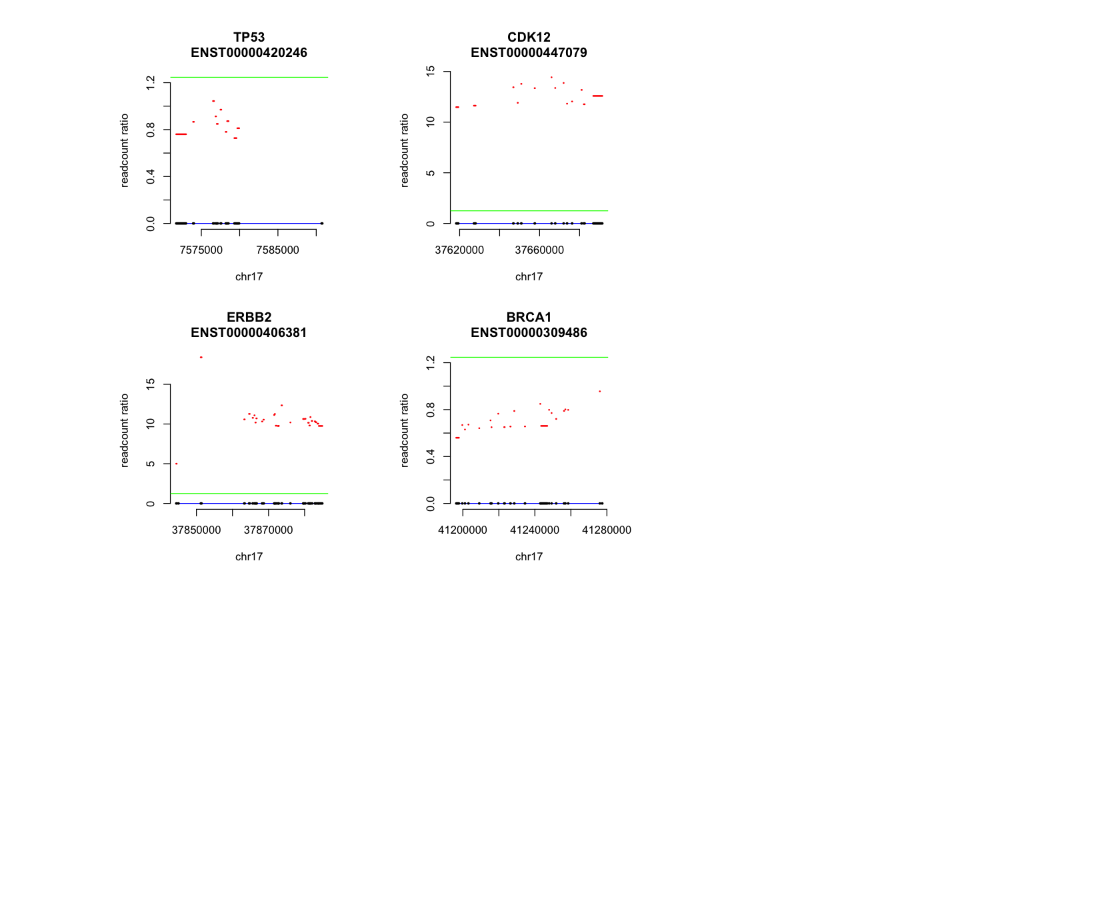
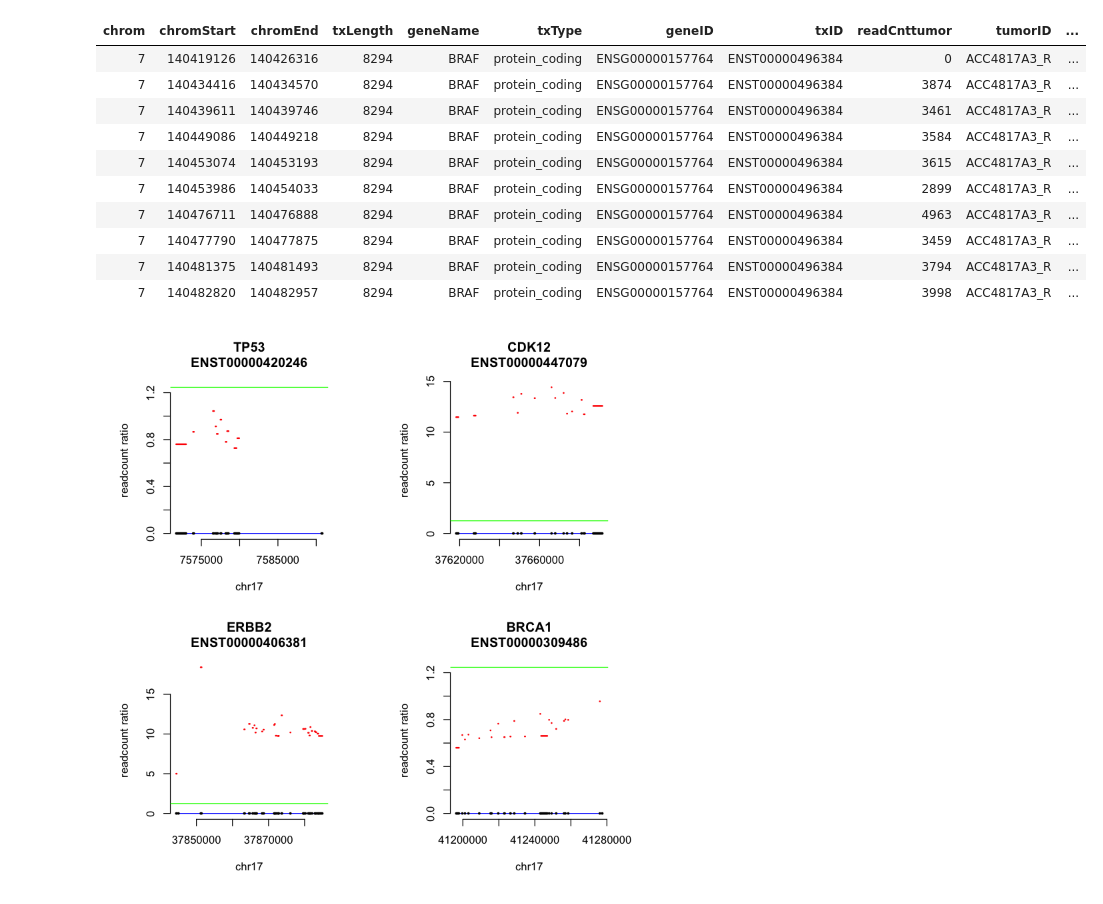
Before and after one commit to khanfouzia2/BALSAMIC, a Jupyter notebook: notebook/CoverageTable.ipynb, the cells around one changed output. Cells and saved outputs as stored; diff of their text form; code cells hidden in the pictures; blank space fills up the shorter version.

```diff
--- a/notebook/CoverageTable.ipynb
+++ b/notebook/CoverageTable.ipynb
@@ -174,6 +177,20 @@ if (! is.null(txwindow) && is.null(chr)) {
 #                         readCntRatio = changeReadCnt(readCntRatio), readCnttumor, readCntnormal)]
 #
 #plot(dt.rgplot$readCntRatio, pch = 20, cex = 0.4, ylim = c(0,max(dt.rgplot$readCntRatio, na.rm = TRUE)))
+# %%
+sample.coverage[txID=="ENST00000496384"]
+# %% [output]
+| chrom | chromStart | chromEnd | txLength | geneName | txType | geneID | txID | readCnttumor | tumorID | ... |
+| 7 | 140419126 | 140426316 | 8294 | BRAF | protein_coding | ENSG00000157764 | ENST00000496384 | 0 | ACC4817A3_R | ... |
+| 7 | 140434416 | 140434570 | 8294 | BRAF | protein_coding | ENSG00000157764 | ENST00000496384 | 3874 | ACC4817A3_R | ... |
+| 7 | 140439611 | 140439746 | 8294 | BRAF | protein_coding | ENSG00000157764 | ENST00000496384 | 3461 | ACC4817A3_R | ... |
+| 7 | 140449086 | 140449218 | 8294 | BRAF | protein_coding | ENSG00000157764 | ENST00000496384 | 3584 | ACC4817A3_R | ... |
+| 7 | 140453074 | 140453193 | 8294 | BRAF | protein_coding | ENSG00000157764 | ENST00000496384 | 3615 | ACC4817A3_R | ... |
+| 7 | 140453986 | 140454033 | 8294 | BRAF | protein_coding | ENSG00000157764 | ENST00000496384 | 2899 | ACC4817A3_R | ... |
+| 7 | 140476711 | 140476888 | 8294 | BRAF | protein_coding | ENSG00000157764 | ENST00000496384 | 4963 | ACC4817A3_R | ... |
+| 7 | 140477790 | 140477875 | 8294 | BRAF | protein_coding | ENSG00000157764 | ENST00000496384 | 3459 | ACC4817A3_R | ... |
+| 7 | 140481375 | 140481493 | 8294 | BRAF | protein_coding | ENSG00000157764 | ENST00000496384 | 3794 | ACC4817A3_R | ... |
+| 7 | 140482820 | 140482957 | 8294 | BRAF | protein_coding | ENSG00000157764 | ENST00000496384 | 3998 | ACC4817A3_R | ... |
 # %%
 par(mfrow = c(2,2), pty = "s")
 
```
Also changed, not shown: parts of 1 cell of this notebook.
